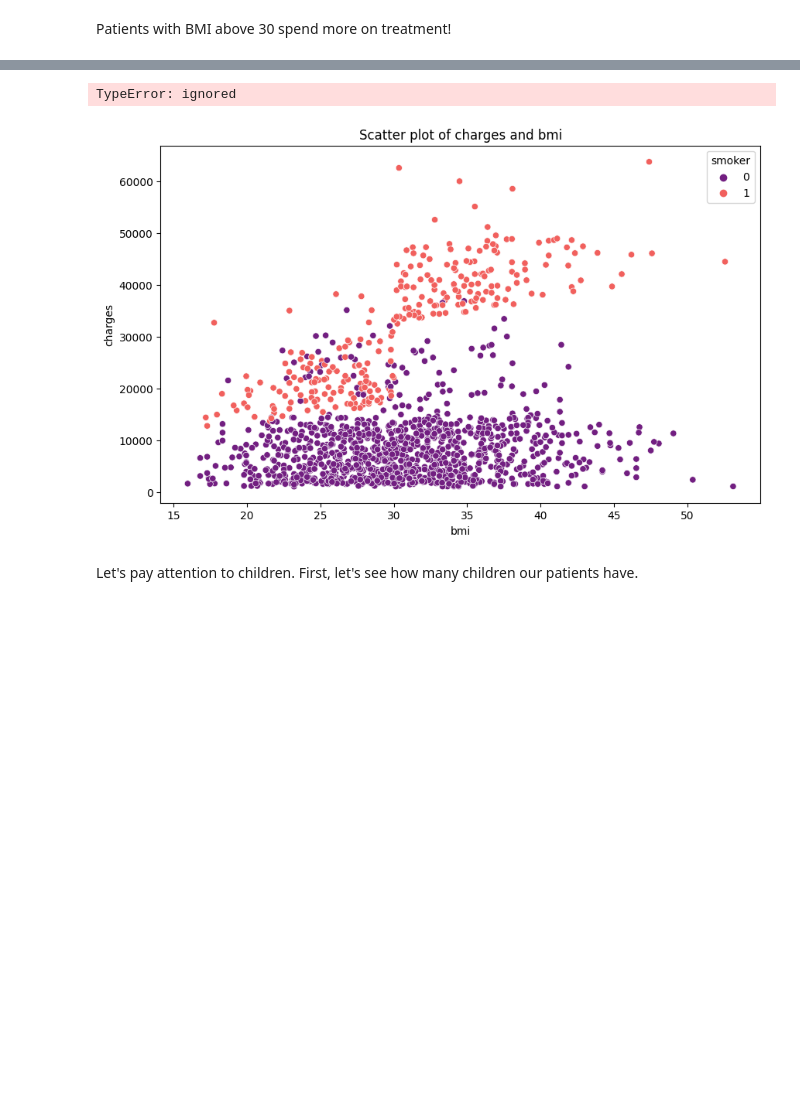
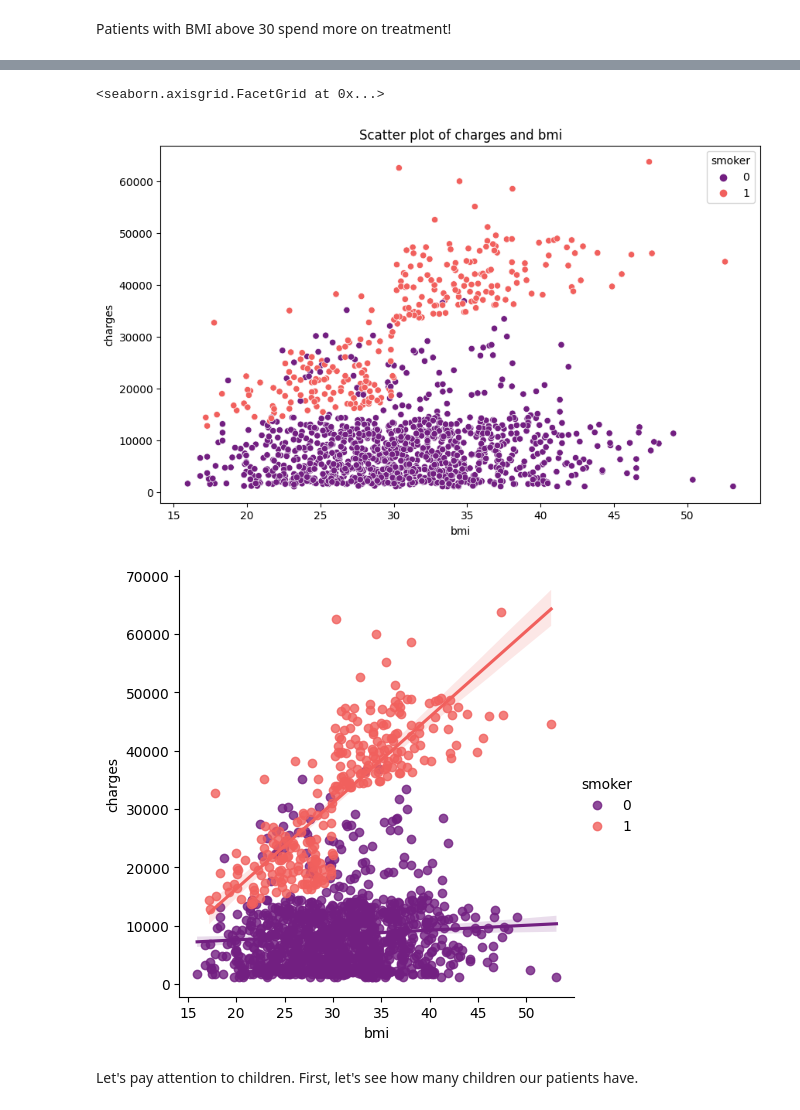
Before and after one commit to Amarjeet2909/ML-for-Decision-support-in-Insurance-sector, a Jupyter notebook: Main.ipynb, the cells around one changed output, grey strips where cells are left out. Cells and saved outputs as stored; diff of their text form; code cells hidden in the pictures; blank space fills up the shorter version.

```diff
--- a/Main.ipynb
+++ b/Main.ipynb
@@ -250,12 +265,13 @@ ax.set_title('Distribution of bmi and charges')
 # %%
 pl.figure(figsize=(10,6))
 ax = sns.scatterplot(x='bmi',y='charges',data=data,palette='magma',hue='smoker')
 ax.set_title('Scatter plot of charges and bmi')
 
-sns.lmplot(x="bmi", y="charges", hue="smoker", data=data, palette = 'magma', size = 8)
+sns.lmplot(x="bmi", y="charges", hue="smoker", data=data, palette = 'magma')
 # %% [output]
-TypeError: ignored
+<seaborn.axisgrid.FacetGrid at 0x...>
 [figure]
+[figure, added]
 # %% [markdown]
 Let's pay attention to children. First, let's see how many children our patients have.
 # %%
```
Also changed, not shown: parts of 13 cells of this notebook.
